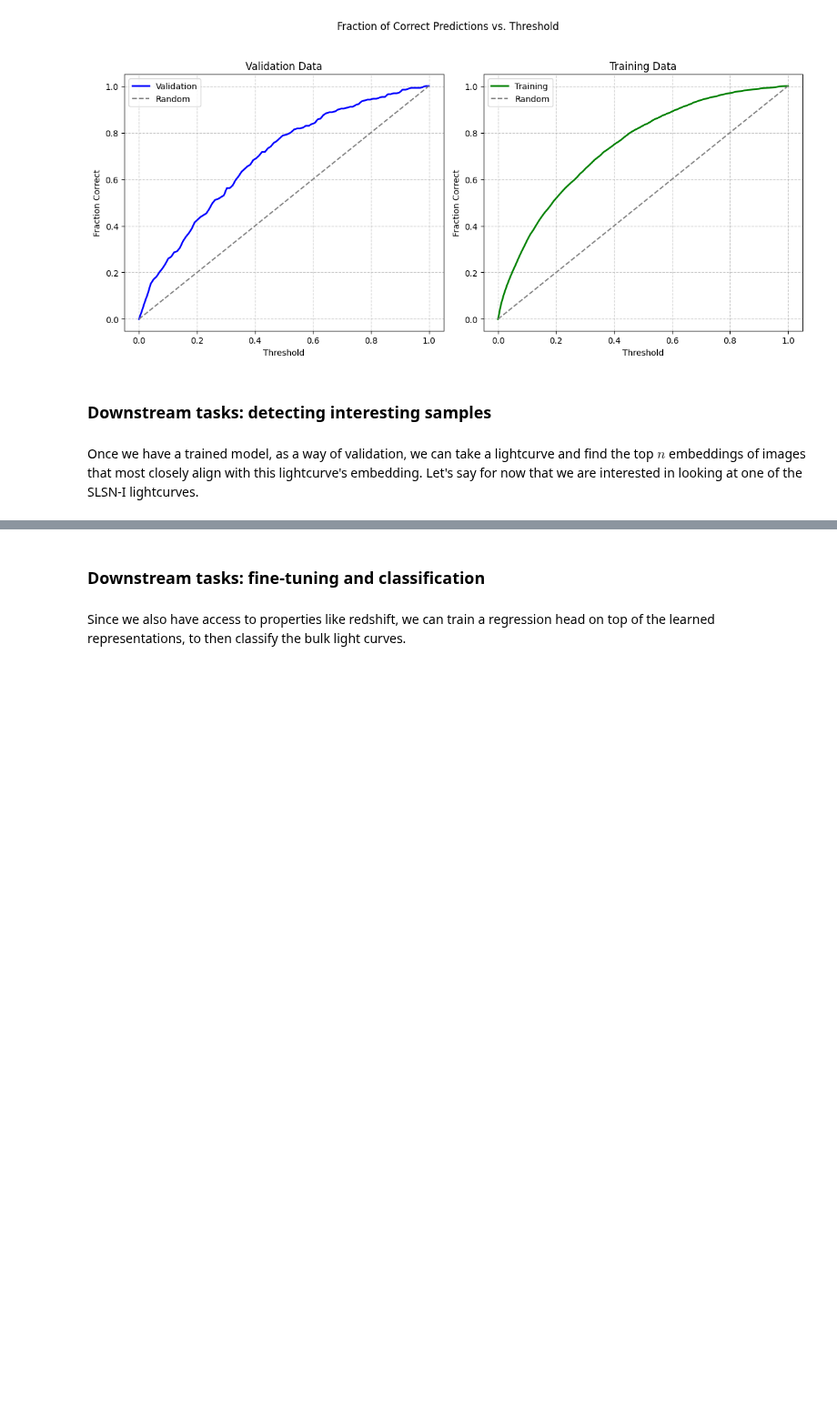
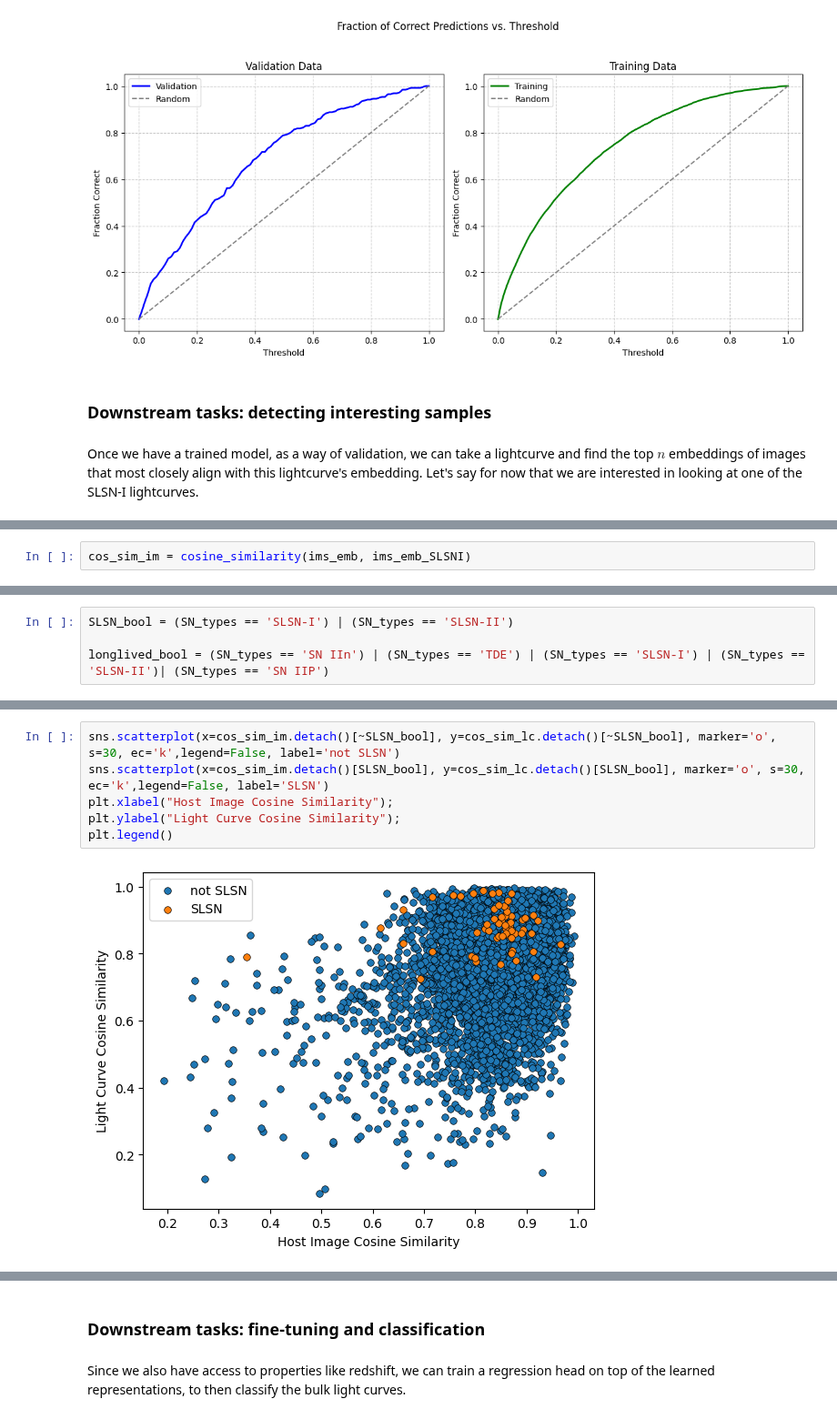
Before and after one commit to ThomasHelfer/multimodal-supernovae, a Jupyter notebook: notebook.ipynb, the cells around one changed output, grey strips where cells are left out. Shown at 91% size. Saved outputs shown, nothing was run; the diff lists cells and outputs as text; blank space fills up the shorter version.

```diff
--- a/notebook.ipynb
+++ b/notebook.ipynb
@@ -315,0 +316,2 @@ cos_sim = cosine_similarity(lc_emb, ims_emb)
+# %%
+cos_sim_im = cosine_similarity(ims_emb, ims_emb_SLSNI)
@@ -315,0 +335,4 @@ cos_sim = cosine_similarity(lc_emb, ims_emb)
+# %%
+SLSN_bool = (SN_types == 'SLSN-I') | (SN_types == 'SLSN-II')
+
+longlived_bool = (SN_types == 'SN IIn') | (SN_types == 'TDE') | (SN_types == 'SLSN-I') | (SN_types == 'SLSN-II')| (SN_types == 'SN IIP')
@@ -315,0 +369,8 @@ cos_sim = cosine_similarity(lc_emb, ims_emb)
+# %%
+sns.scatterplot(x=cos_sim_im.detach()[~SLSN_bool], y=cos_sim_lc.detach()[~SLSN_bool], marker='o', s=30, ec='k',legend=False, label='not SLSN')
+sns.scatterplot(x=cos_sim_im.detach()[SLSN_bool], y=cos_sim_lc.detach()[SLSN_bool], marker='o', s=30, ec='k',legend=False, label='SLSN')
+plt.xlabel("Host Image Cosine Similarity");
+plt.ylabel("Light Curve Cosine Similarity");
+plt.legend()
+# %% [output]
+[figure, added]
```
Also changed, not shown: parts of 17 cells of this notebook.
